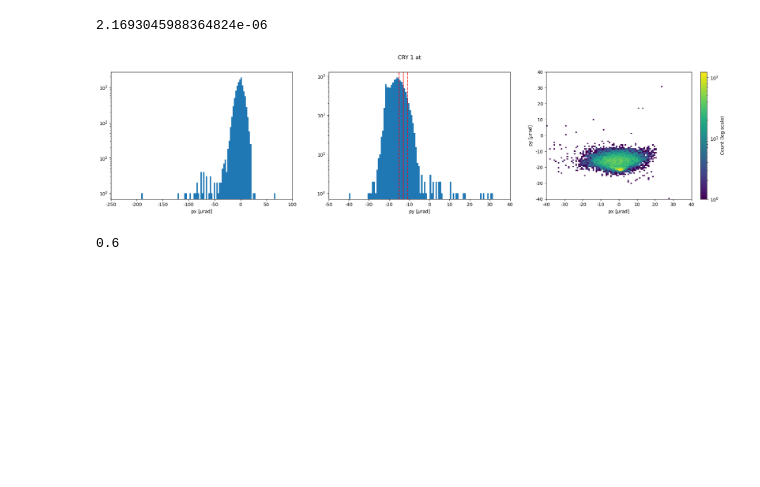
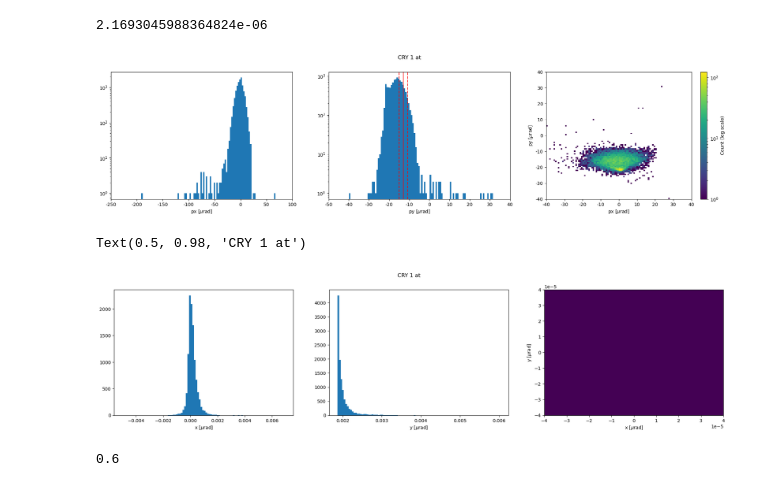
Before and after one commit to chiaramaccani/two_cryst_sim, a Jupyter notebook: Loss_Map_Plots.ipynb, the cells around one changed output. Drawn from its saved outputs; the diff is of its cells as text; code cells hidden in the pictures; blank space fills up the shorter version.

```diff
--- a/Loss_Map_Plots.ipynb
+++ b/Loss_Map_Plots.ipynb
@@ -664,6 +624,46 @@ critical_angle
     fig1.savefig("./Outputdata/impact_angles_test.png")
 # %% [output]
 [figure]
+# %%
+    fig1 = plt.figure( figsize=(24, 5))
+    ax1 = fig1.add_subplot(1,3,1)
+    ax1.hist(cry_impact_parts['x'], bins=100)
+    ax1.set_xlabel(r'x [$\mu$rad]')
+    ax1.set_ylabel("")
+    #ax1.set_yscale("log")
+    #precision = 6  # Set the desired precision
+    #ax1.set_xticks(ticks=plt.xticks()[0], labels=[f"{x*1e6:.{0}f}" for x in plt.xticks()[0]])
+    #ax1.ticklabel_format(style='sci', axis='x', scilimits=(0,0), useMathText=True)
+
+
+    ax2 = fig1.add_subplot(1,3,2)
+    ax2.hist(cry_impact_parts['y'], bins=100)
+    ax2.set_xlabel(r'y [$\mu$rad]')
+    #ax2.set_ylabel('')
+    #ax2.set_yscale("log")
+    #ax2.axvline(py_central, color = 'red', linestyle = '-', alpha = 0.8)
+    #ax2.axvline(py_central + critical_angle, color = 'red', linestyle = '--', alpha = 0.9)
+    #ax2.axvline(py_central - critical_angle, color = 'red', linestyle = '--', alpha = 0.9)
+    #ax2.set_xticks(ticks=plt.xticks()[0], labels=[f"{x*1e6:.{0}f}" for x in plt.xticks()[0]])
+    #ax2.ticklabel_format(style='sci', axis='x', scilimits=(0,0), useMathText=True)
+
+    ax3 = fig1.add_subplot(1,3,3)
+    h = ax3.hist2d(cry_impact_parts['x'], cry_impact_parts['y'], bins=100, norm=matplotlib.colors.LogNorm(), range = ([-40e-6, 40e-6], [-40e-6,40e-6]))
+    ax3.set_xlabel(r'x [$\mu$rad]')
+    ax3.set_ylabel(r'y [$\mu$rad]')
+    #ax3.set_xticks(ticks=plt.xticks()[0], labels=[f"{x*1e6:.{0}f}" for x in plt.xticks()[0]])
+    #ax3.set_yticks(ticks=plt.yticks()[0], labels=[f"{y*1e6:.{0}f}" for y in plt.yticks()[0]])
+    #fig1.colorbar(h[3], orientation='vertical', label='Count (log scale)')
+
+    fig1.suptitle('CRY 1 at')
+    #ax3.ticklabel_format(style='sci', axis='x', scilimits=(0,0), useMathText=True)
+    #ax3.ticklabel_format(style='sci', axis='y'
+    # , scilimits=(0,0), useMathText=True)
+
+    #fig1.savefig("./Outputdata/impact_position_test.png")
+# %% [output]
+Text(0.5, 0.98, 'CRY 1 at')
+[figure, added]
 # %%
     config_file ='config_sim.yaml'
 
```
Also changed, not shown: parts of 20 cells of this notebook, 29 other files.
